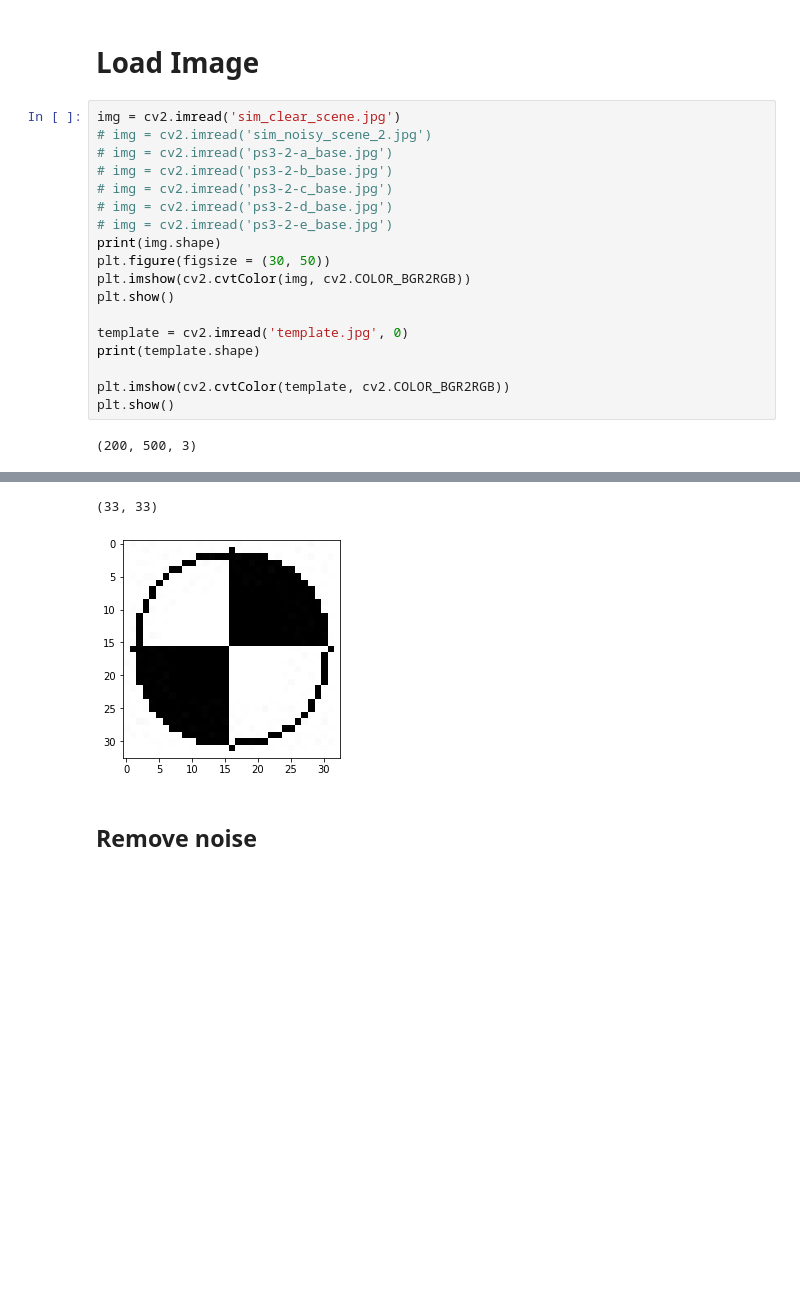
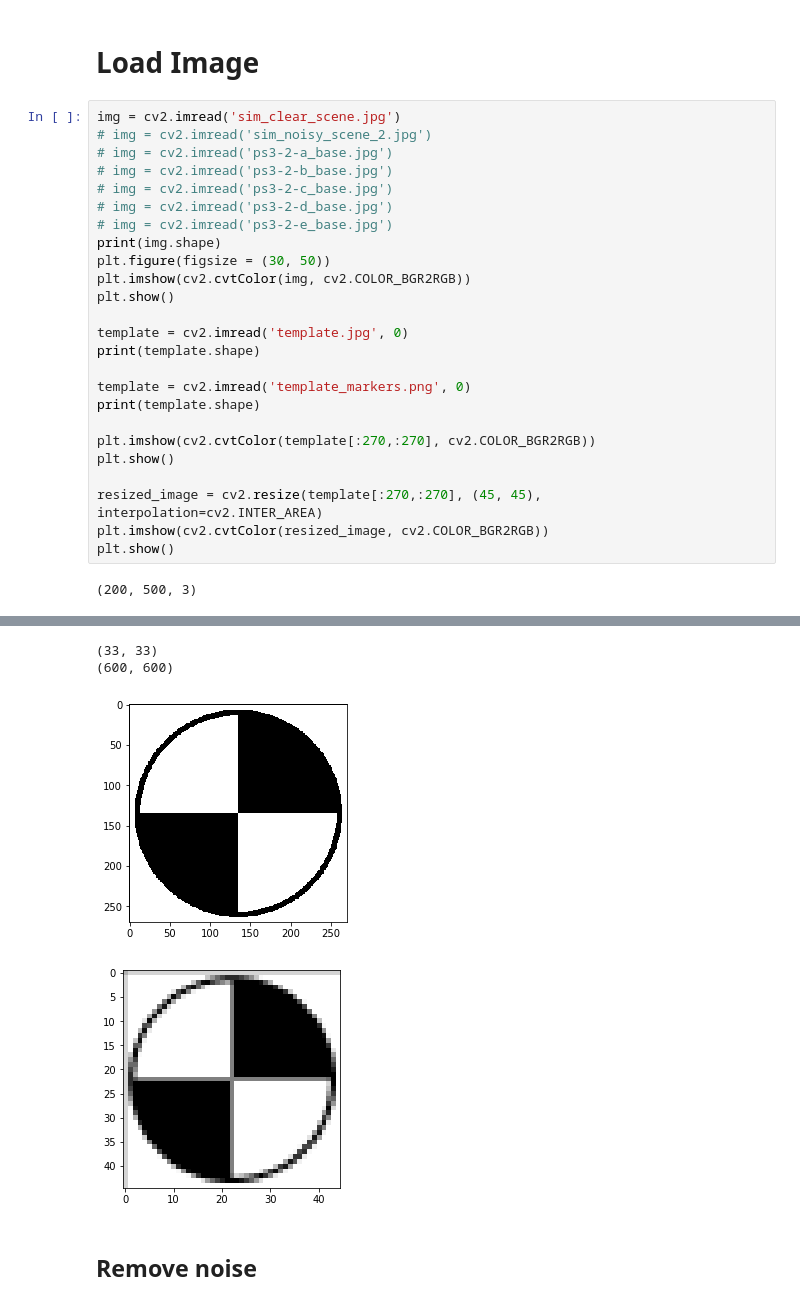
Before and after one commit to andrewparmar/gesture-recognition, a Jupyter notebook: Apoorva-CV-lecture-quizzes-python/Scratch Pads/PS3_Scratch_Pad__feature_detection_template.ipynb, the cells around one changed output, grey strips where cells are left out. Cells and saved outputs as stored; diff of their text form; blank space fills up the shorter version.

```diff
--- a/Apoorva-CV-lecture-quizzes-python/Scratch Pads/PS3_Scratch_Pad__feature_detection_template.ipynb
+++ b/Apoorva-CV-lecture-quizzes-python/Scratch Pads/PS3_Scratch_Pad__feature_detection_template.ipynb
@@ -15,26 +15,35 @@ Img > Denoise > Mask(HSV/BGR?) > TemplateMatch > Cluster
 # %%
 img = cv2.imread('sim_clear_scene.jpg')
 # img = cv2.imread('sim_noisy_scene_2.jpg')
 # img = cv2.imread('ps3-2-a_base.jpg')
 # img = cv2.imread('ps3-2-b_base.jpg')
 # img = cv2.imread('ps3-2-c_base.jpg')
 # img = cv2.imread('ps3-2-d_base.jpg')
 # img = cv2.imread('ps3-2-e_base.jpg')
 print(img.shape)
 plt.figure(figsize = (30, 50))
 plt.imshow(cv2.cvtColor(img, cv2.COLOR_BGR2RGB))
 plt.show()
 
 template = cv2.imread('template.jpg', 0)
 print(template.shape)
 
-plt.imshow(cv2.cvtColor(template, cv2.COLOR_BGR2RGB))
+template = cv2.imread('template_markers.png', 0)
+print(template.shape)
+
+plt.imshow(cv2.cvtColor(template[:270,:270], cv2.COLOR_BGR2RGB))
 plt.show()
+
+resized_image = cv2.resize(template[:270,:270], (45, 45), interpolation=cv2.INTER_AREA)
+plt.imshow(cv2.cvtColor(resized_image, cv2.COLOR_BGR2RGB))
+plt.show()
 # %% [output]
 (200, 500, 3)
 [figure]
 (33, 33)
+(600, 600)
-[figure, old version]
+[figure, new version]
+[figure, added]
 # %% [markdown]
 ## Remove noise
 # %%
```
Also changed, not shown: 8 other files.
